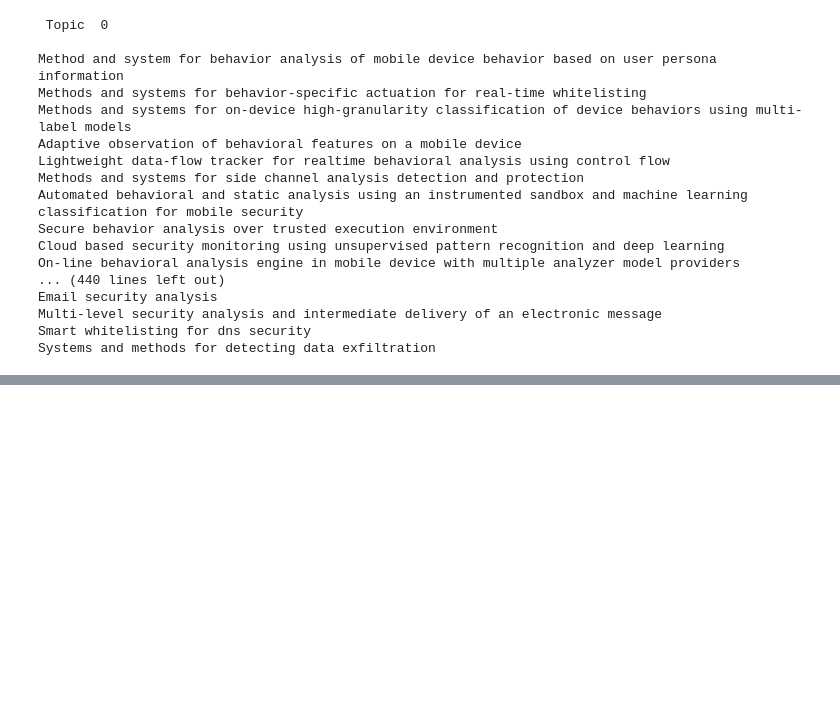
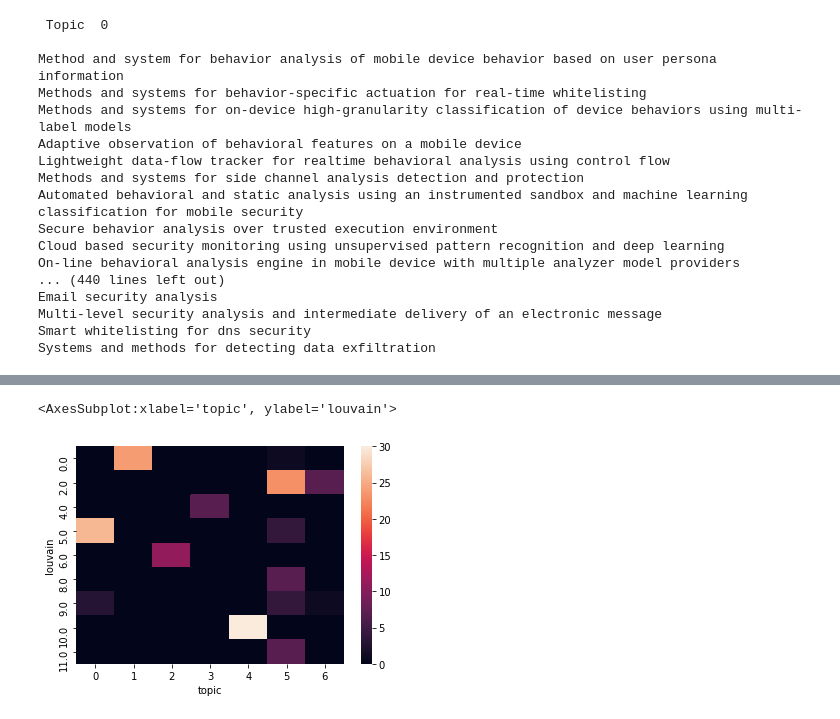
Before and after one commit to carloalbe/SCI-project, a Jupyter notebook: code/Best patents per topics.ipynb, the cells around one changed output, grey strips where cells are left out. Drawn from its saved outputs; the diff is of its cells as text; code cells hidden in the pictures; blank space fills up the shorter version.

```diff
--- a/code/Best patents per topics.ipynb
+++ b/code/Best patents per topics.ipynb
@@ -22,4 +7,4 @@ The animation.avconv_args rcparam was deprecated in Matplotlib 3.3 and will be r
 # %%
-best = pd.read_csv('../data/bestPatentsPeTopic.csv')
-len(best)
+bestTopics = pd.read_csv('../data/bestPatentsPeTopic.csv',index_col='code')
+bestTopics
 # %% [output]
@@ -53,2 +155,3 @@ len(best)
 # %%
-patents = pd.read_csv('../data/gp-q2-rich.csv')
+bestLouvains = pd.read_csv('../data/bestPatentsPeLouvain.csv',index_col='code')
+bestLouvains
@@ -106,0 +275,2 @@ df[:5].to_latex()
+# %%
+union = bestTopics[bestTopics.index.isin(bestLouvains.index)]
@@ -106,0 +293,6 @@ df[:5].to_latex()
+# %%
+import seaborn as sns
+sns.heatmap(pd.crosstab(union.louvain,union.topic), vmin=None, vmax=None, cmap=None, center=None, robust=False, annot=None, fmt='.2g', annot_kws=None, linewidths=0, linecolor='white', cbar=True, cbar_kws=None, cbar_ax=None, square=False, xticklabels='auto', yticklabels='auto', mask=None, ax=None)
+# %% [output]
+<AxesSubplot:xlabel='topic', ylabel='louvain'>
+[figure, added]
```
Also changed, not shown: parts of 32 cells of this notebook, 17 other files.
